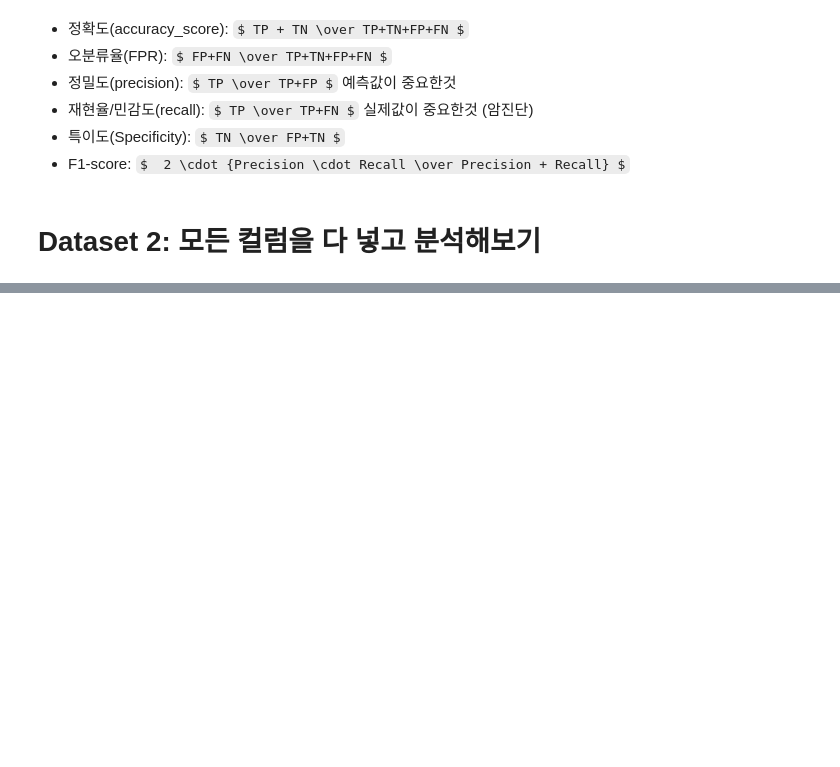
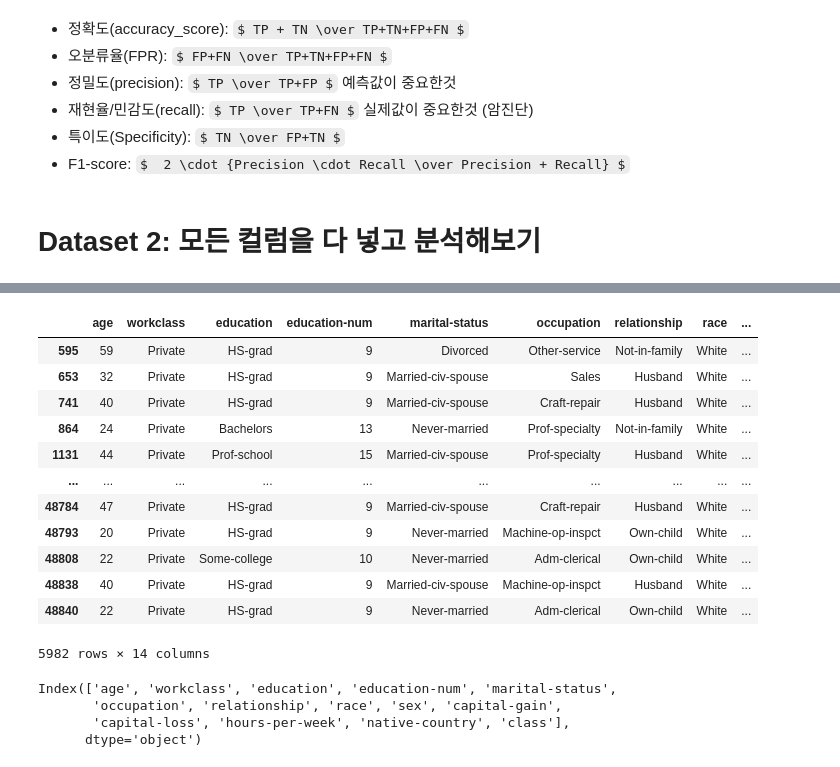
Before and after one commit to hyun111111/fintech_service_2nd, a Jupyter notebook: 05machine_learning/09지도학습_분류분석_연봉데이터_배깅_부스팅(내꺼).ipynb, the cells around one changed output, grey strips where cells are left out. Cells and saved outputs as stored; diff of their text form; code cells hidden in the pictures; some formulas as TeX source; blank space fills up the shorter version.

```diff
--- a/05machine_learning/09지도학습_분류분석_연봉데이터_배깅_부스팅(내꺼).ipynb
+++ b/05machine_learning/09지도학습_분류분석_연봉데이터_배깅_부스팅(내꺼).ipynb
@@ -1381,0 +1399,5 @@ NameError: name 'df2' is not defined
+# %%
+df3 = df.copy()
+# %%
+df3 = df3.dropna()
+df3
@@ -1381,0 +1418,16 @@ NameError: name 'df2' is not defined
+# %%
+df3[df3.duplicated()]
+# %% [output]
+|  | age | workclass | education | education-num | marital-status | occupation | relationship | race | ... |
+| 595 | 59 | Private | HS-grad | 9 | Divorced | Other-service | Not-in-family | White | ... |
+| 653 | 32 | Private | HS-grad | 9 | Married-civ-spouse | Sales | Husband | White | ... |
+| 741 | 40 | Private | HS-grad | 9 | Married-civ-spouse | Craft-repair | Husband | White | ... |
+| 864 | 24 | Private | Bachelors | 13 | Never-married | Prof-specialty | Not-in-family | White | ... |
+| 1131 | 44 | Private | Prof-school | 15 | Married-civ-spouse | Prof-specialty | Husband | White | ... |
+| ... | ... | ... | ... | ... | ... | ... | ... | ... | ... |
+| 48784 | 47 | Private | HS-grad | 9 | Married-civ-spouse | Craft-repair | Husband | White | ... |
+| 48793 | 20 | Private | HS-grad | 9 | Never-married | Machine-op-inspct | Own-child | White | ... |
+| 48808 | 22 | Private | Some-college | 10 | Never-married | Adm-clerical | Own-child | White | ... |
+| 48838 | 40 | Private | HS-grad | 9 | Married-civ-spouse | Machine-op-inspct | Husband | White | ... |
+| 48840 | 22 | Private | HS-grad | 9 | Never-married | Adm-clerical | Own-child | White | ... |
+5982 rows × 14 columns
@@ -1381,0 +1436,7 @@ NameError: name 'df2' is not defined
+# %%
+df3.columns
+# %% [output]
+Index(['age', 'workclass', 'education', 'education-num', 'marital-status',
+       'occupation', 'relationship', 'race', 'sex', 'capital-gain',
+       'capital-loss', 'hours-per-week', 'native-country', 'class'],
+      dtype='object')
```
Also changed, not shown: parts of 43 cells of this notebook, 5 other files.
